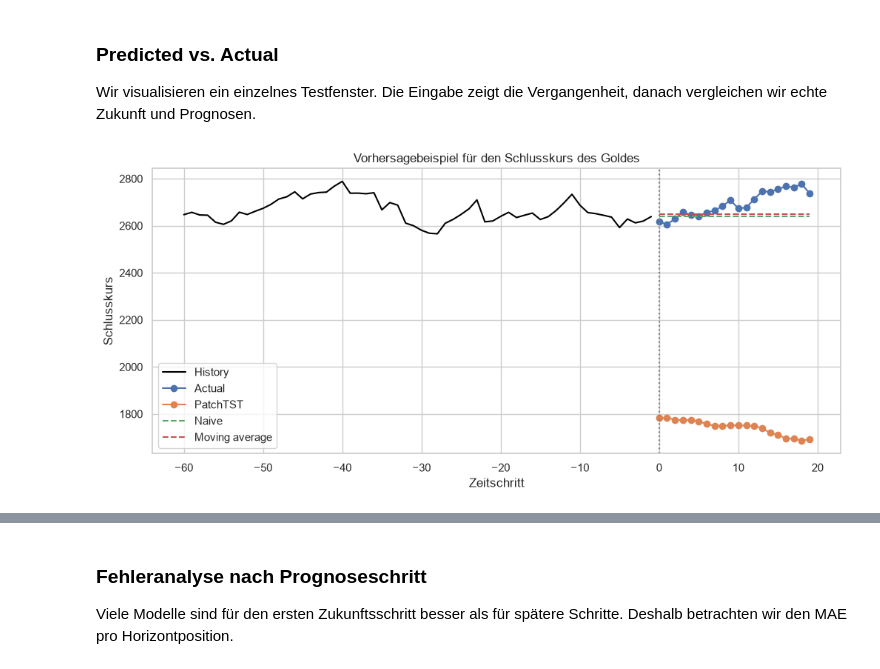
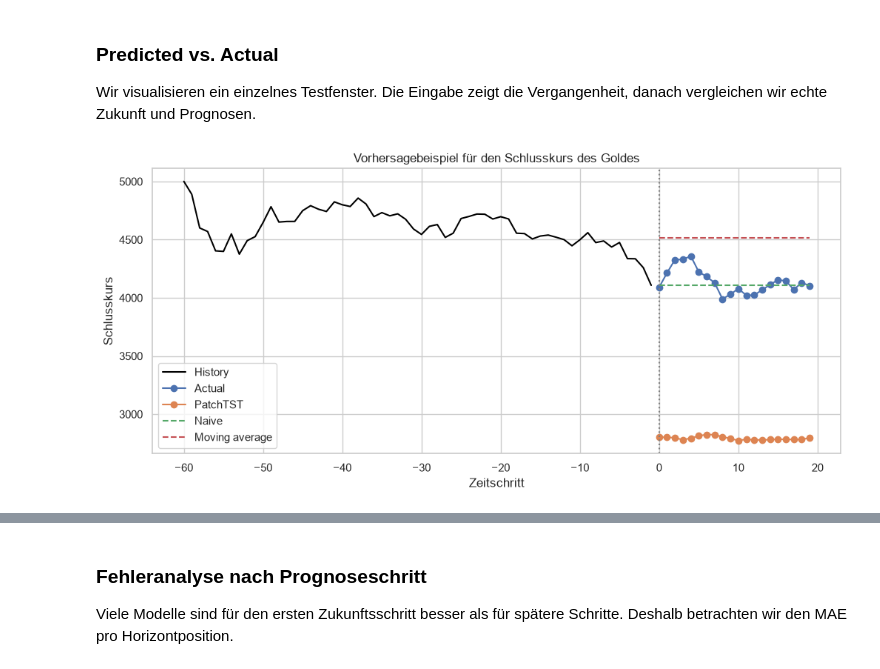
Before and after one commit to ia13400/AI_for_Business_Prognosis, a Jupyter notebook: Projekt/Notebooks/2_Prep_Model_PatchTST 20Days.ipynb, the cells around one changed output, grey strips where cells are left out. Saved outputs shown, nothing was run; the diff lists cells and outputs as text; code cells hidden in the pictures.

Commit message:
PatchTST - Neuer Train/Val/Test-Split

```diff
--- a/Projekt/Notebooks/2_Prep_Model_PatchTST 20Days.ipynb
+++ b/Projekt/Notebooks/2_Prep_Model_PatchTST 20Days.ipynb
@@ -161,16 +161,21 @@ target_index = feature_columns.index("Close")
 values = df["Close"].astype("float32").values
 dates = df["Date"].values
 
-train_end = int(len(values) * 0.70)
-validation_end = int(len(values) * 0.90)
+train_end = 6103
+val_start = 6104
+validation_end = 6355
+test_start  = 6356
+#df_train = df.loc[:'2024-12-31']
+#df_val   = df.loc['2025-01-01':'2025-12-31']
+#df_test  = df.loc['2026-01-01':]
 
 train_values_raw = values[:train_end]
-validation_values_raw = values[train_end:validation_end]
-test_values_raw = values[validation_end:]
+validation_values_raw = values[val_start:validation_end]
+test_values_raw = values[test_start:]
 
 train_dates = dates[:train_end]
-validation_dates = dates[train_end:validation_end]
-test_dates = dates[validation_end:]
+validation_dates = dates[val_start:validation_end]
+test_dates = dates[test_start:]
 
 train_mean = train_values_raw.mean(axis=0, keepdims=True)
 train_std = train_values_raw.std(axis=0, keepdims=True)
@@ -183,5 +188,4 @@ test_values = (test_values_raw - train_mean) / train_std
 print("Train rows:", train_values.shape)
 print("Validation rows:", validation_values.shape)
 print("Test rows:", test_values.shape)
-#print("Number of channels:", len(feature_columns))
 # %% [output]
@@ -623,29 +627,29 @@ Compare PatchTST with the baselines: the complex model is useful only if it beat
 
 Wir visualisieren ein einzelnes Testfenster. Die Eingabe zeigt die Vergangenheit, danach vergleichen wir echte Zukunft und Prognosen.
 # %%
-example_index = 200
+example_index = 50
 
 history_scaled = X_test[example_index, :, target_index]
 history = history_scaled * train_std[target_index] + train_mean[target_index]
 actual_future = test_targets[example_index, :, target_index]
 patchtst_future = patchtst_predictions[example_index, :, target_index]
 naive_future = naive_predictions[example_index, :, target_index]
 moving_average_future = moving_average_predictions[example_index, :, target_index]
 
 history_axis = np.arange(-lookback, 0)
 future_axis = np.arange(0, horizon)
 
 plt.figure(figsize=(12, 5))
 plt.plot(history_axis, history, label="History", color="black")
 plt.plot(future_axis, actual_future, label="Actual", marker="o")
 plt.plot(future_axis, patchtst_future, label="PatchTST", marker="o")
 plt.plot(future_axis, naive_future, label="Naive", linestyle="--")
 plt.plot(future_axis, moving_average_future, label="Moving average", linestyle="--")
 plt.axvline(x=0, color="gray", linestyle=":")
 plt.title("Vorhersagebeispiel für den Schlusskurs des Goldes")
 plt.xlabel("Zeitschritt")
 plt.ylabel("Schlusskurs")
 plt.legend()
 plt.show()
 # %% [output]
-[figure, old version]
+[figure, new version]
```
Also changed, not shown: parts of 8 cells of this notebook, 2 other files.
